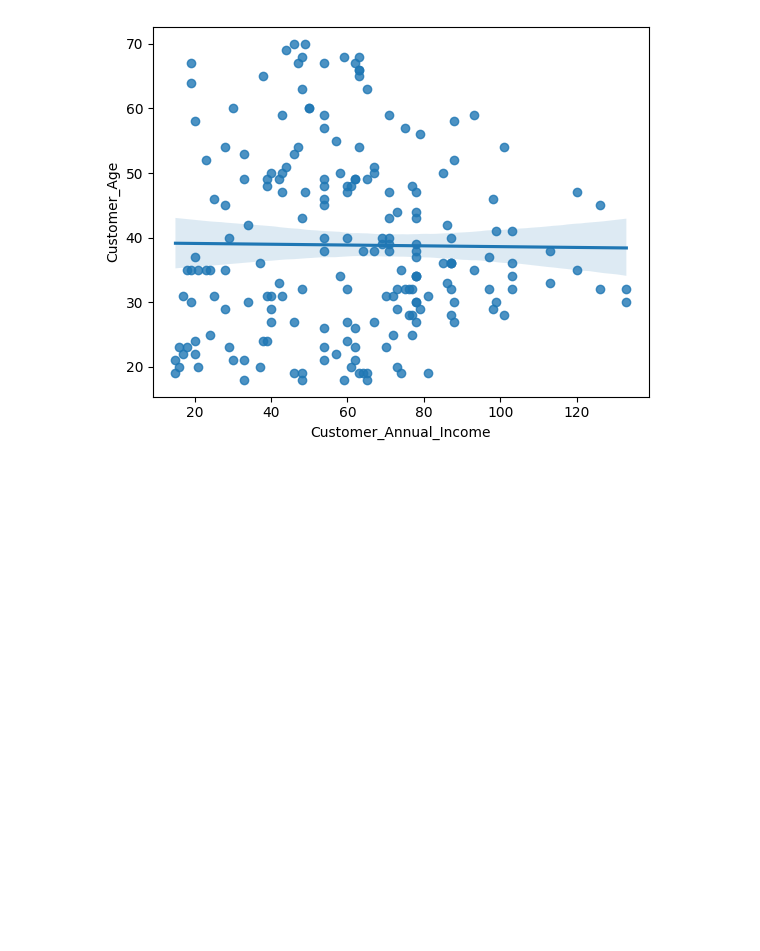
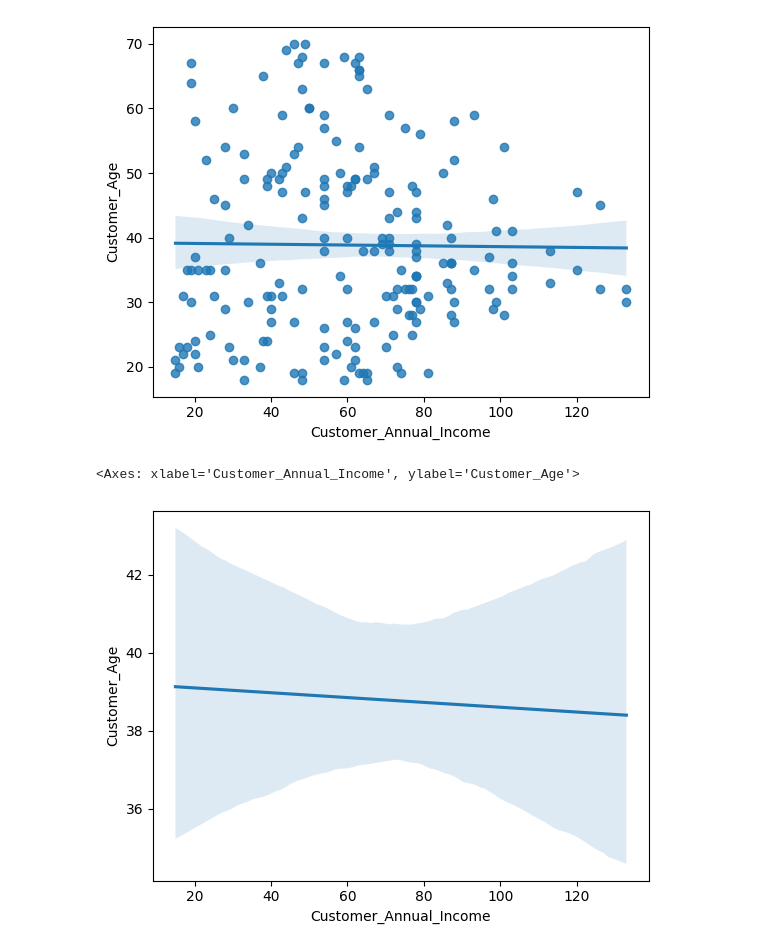
Before and after one commit to SarahBahary/Customer-Segmentation, a Jupyter notebook: CustomerSegmentation.ipynb, the cells around one changed output. Saved outputs shown, nothing was run; the diff lists cells and outputs as text; code cells hidden in the pictures; blank space fills up the shorter version.

```diff
--- a/CustomerSegmentation.ipynb
+++ b/CustomerSegmentation.ipynb
@@ -556,3 +561,8 @@ sns.regplot(x="Customer_Annual_Income", y="Customer_Age", data=df)
 # %% [output]
 <Axes: xlabel='Customer_Annual_Income', ylabel='Customer_Age'>
 [figure]
+# %%
+sns.regplot(x='Customer_Annual_Income', y='Customer_Age', data=df, scatter=False)
+# %% [output]
+<Axes: xlabel='Customer_Annual_Income', ylabel='Customer_Age'>
+[figure, added]
```
Also changed, not shown: parts of 9 cells of this notebook.
